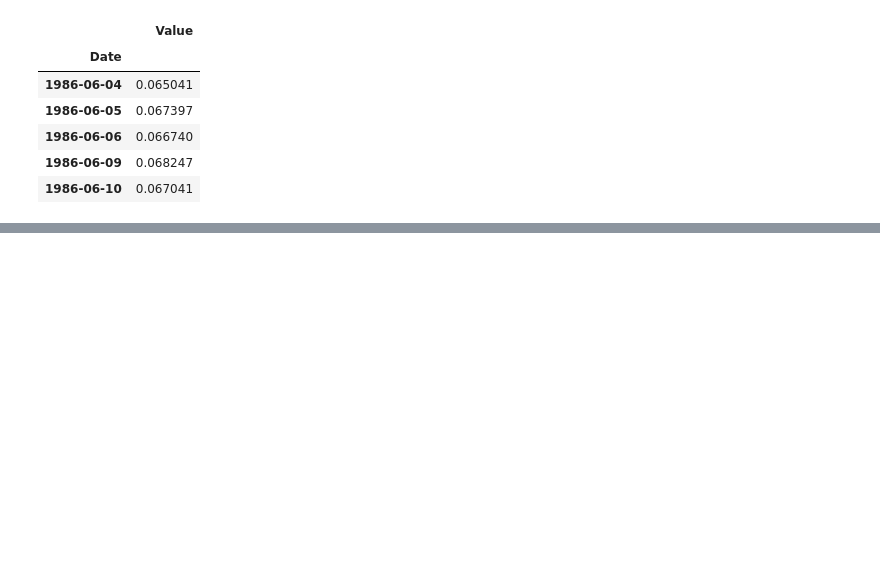
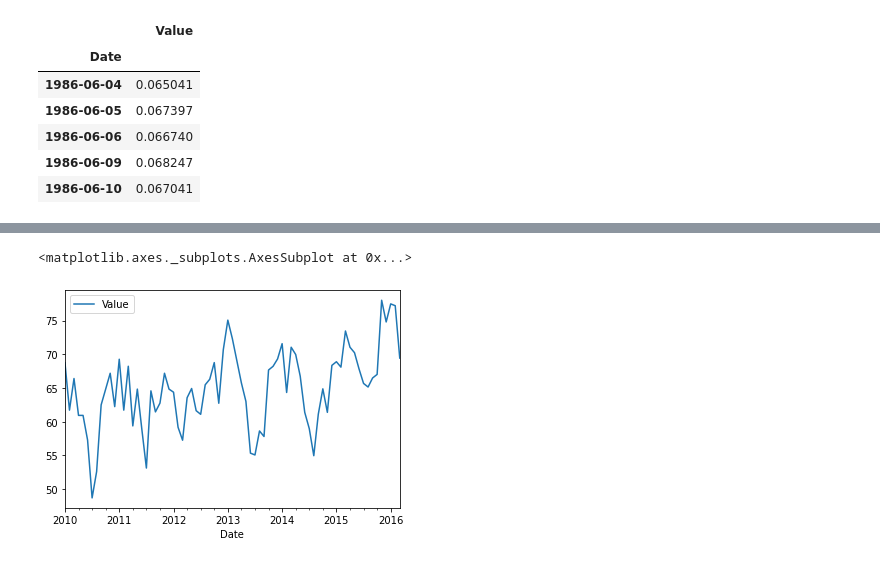
Before and after one commit to robertoricci/Curso-Python-para-Mercado-Financeiro-Trading-com-Dados, a Jupyter notebook: Aula_Biblioteca_Quandl.ipynb, the cells around one changed output, grey strips where cells are left out. Cells and saved outputs as stored; diff of their text form; code cells hidden in the pictures; blank space fills up the shorter version.

```diff
--- a/Aula_Biblioteca_Quandl.ipynb
+++ b/Aula_Biblioteca_Quandl.ipynb
@@ -50,0 +73,5 @@ selic.head()
+# %%
+ipca_id.plot()
+# %% [output]
+<matplotlib.axes._subplots.AxesSubplot at 0x...>
+[figure, added]
```
Also changed, not shown: parts of 9 cells of this notebook.
